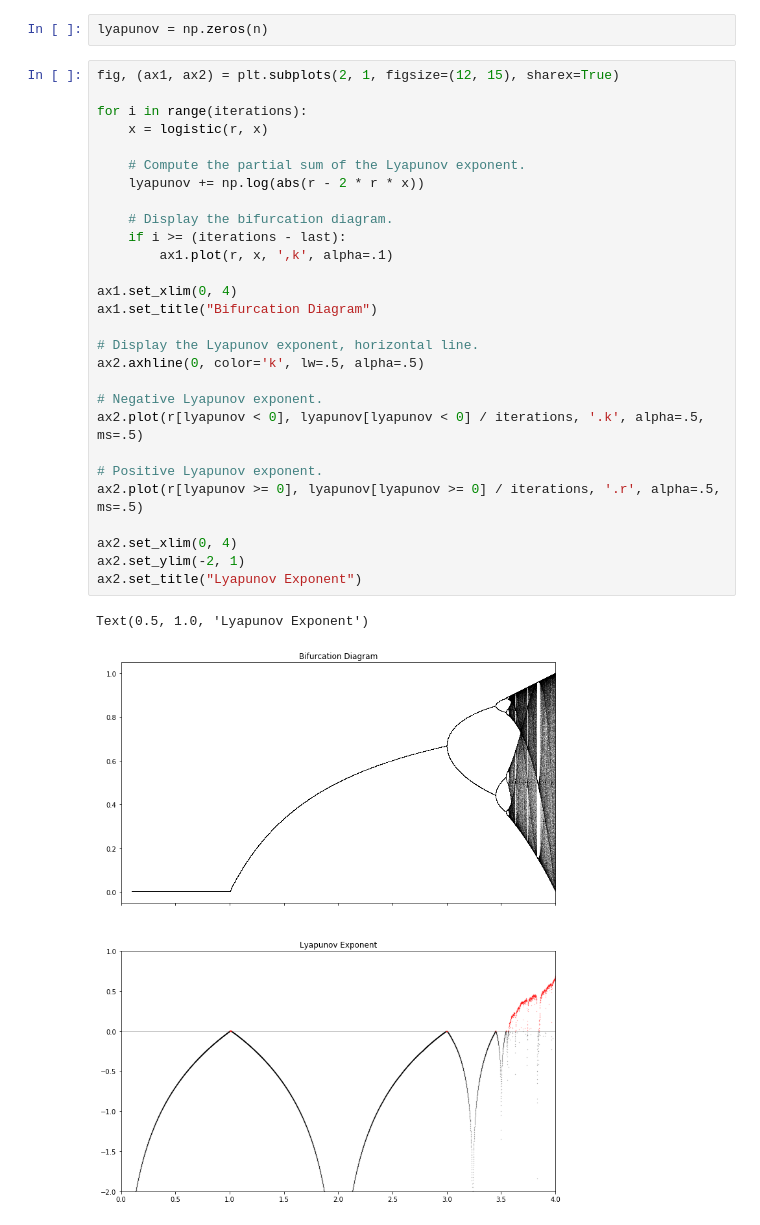
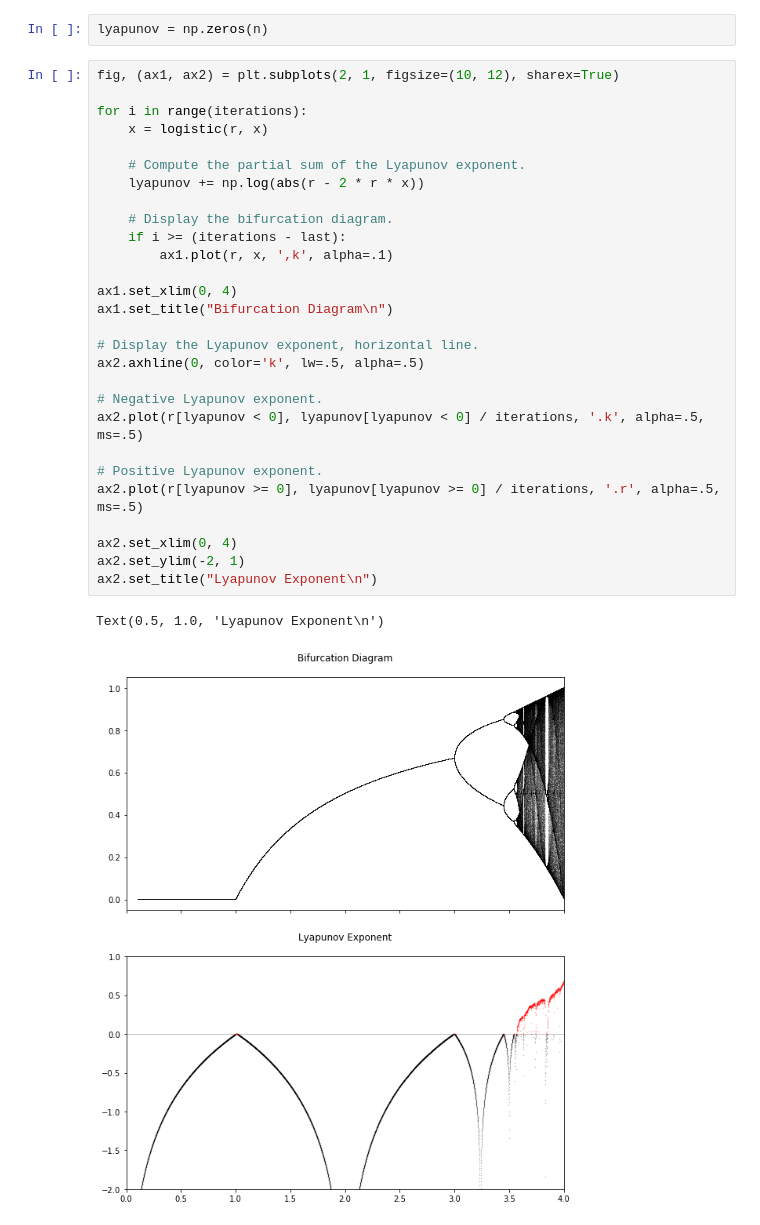
Before and after one commit to TUM-MLCMS/mlcms-3, a Jupyter notebook: Task 4.ipynb, the cells around one changed output. Cells and saved outputs as stored; diff of their text form.

```diff
--- a/Task 4.ipynb
+++ b/Task 4.ipynb
@@ -102,33 +102,33 @@ x = 1e-5 * np.ones(n)
 # %%
 lyapunov = np.zeros(n)
 # %%
-fig, (ax1, ax2) = plt.subplots(2, 1, figsize=(12, 15), sharex=True)
+fig, (ax1, ax2) = plt.subplots(2, 1, figsize=(10, 12), sharex=True)
 
 for i in range(iterations):
     x = logistic(r, x)
 
     # Compute the partial sum of the Lyapunov exponent.
     lyapunov += np.log(abs(r - 2 * r * x))
 
     # Display the bifurcation diagram.
     if i >= (iterations - last):
         ax1.plot(r, x, ',k', alpha=.1)
 
 ax1.set_xlim(0, 4)
-ax1.set_title("Bifurcation Diagram")
+ax1.set_title("Bifurcation Diagram\n")
 
 # Display the Lyapunov exponent, horizontal line.
 ax2.axhline(0, color='k', lw=.5, alpha=.5)
 
 # Negative Lyapunov exponent.
 ax2.plot(r[lyapunov < 0], lyapunov[lyapunov < 0] / iterations, '.k', alpha=.5, ms=.5)
 
 # Positive Lyapunov exponent.
 ax2.plot(r[lyapunov >= 0], lyapunov[lyapunov >= 0] / iterations, '.r', alpha=.5, ms=.5)
 
 ax2.set_xlim(0, 4)
 ax2.set_ylim(-2, 1)
-ax2.set_title("Lyapunov Exponent")
+ax2.set_title("Lyapunov Exponent\n")
 # %% [output]
-Text(0.5, 1.0, 'Lyapunov Exponent')
+Text(0.5, 1.0, 'Lyapunov Exponent\n')
-[figure, old version]
+[figure, new version]
```
Also changed, not shown: parts of 6 cells of this notebook.
